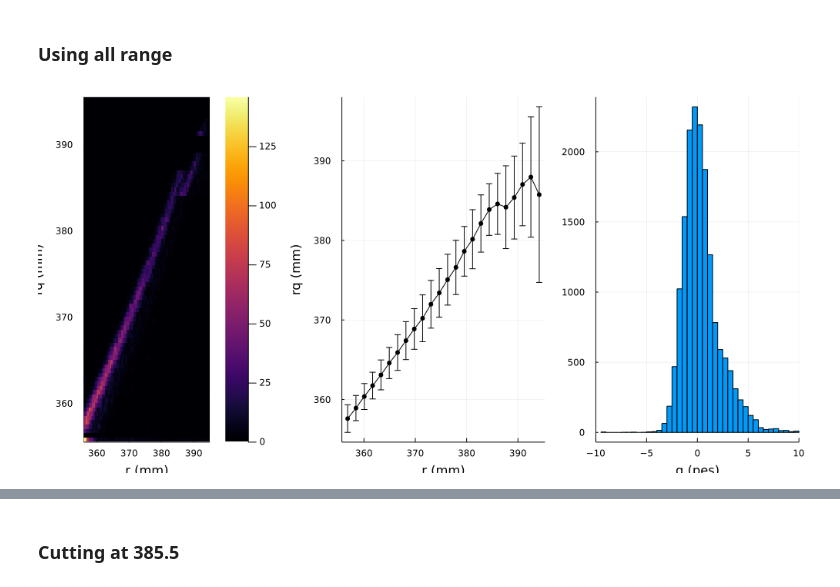
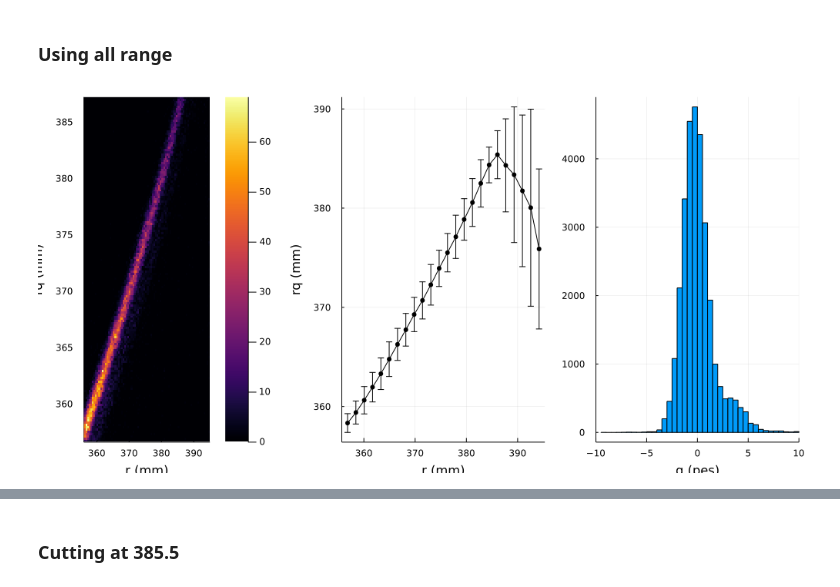
Before and after one commit to jjgomezcadenas/JPetalo, a Jupyter notebook: notebooks/nema_photoe_pde_1.ipynb, the cells around one changed output, grey strips where cells are left out. Cells and saved outputs as stored; diff of their text form; code cells hidden in the pictures.

```diff
--- a/notebooks/nema_photoe_pde_1.ipynb
+++ b/notebooks/nema_photoe_pde_1.ipynb
@@ -110,7 +110,7 @@ Base.CoreLogging.SimpleLogger(IJulia.IJuliaStdio{Base.PipeEndpoint}(IOContext(Ba
 ### Read a summary data frame with photoelectric interactions
 # %%
 drx = datadir("nema3df")
-input = string(drx,"/nemadf_f300_pde_1_sigmatof_1ps_q2_3000_12000_kmeans_phot.csv")
+input = string(drx,"/nemadf_f500_pde_1_sigmatof_1ps_kmeans_phot.csv")
 n3df = DataFrame(CSV.File(input));
 # %%
 println(names(n3df))
@@ -254,23 +189,7 @@ xlabel!("q (pes)")
 # %% [markdown]
 ## Fit function
 # %%
-function crfq(; q0::Float64=5200.0, q1::Float64=9000.0, q2::Float64=10000.0, q3::Float64=120000.0,
-              rmin::Float64=355.5, rmax::Float64=395.4)
-
-    function rfq(q)
-        if q < q0
-            return rmin
-        elseif q > q0 && q < q1
-            return 315.0 + 0.008*q
-        elseif q > q1 && q < q2
-            return 339.0 + 0.005*q
-        elseif q > q2 && q < q3
-            return 381.0 + 0.001*q
-        else
-            return rmax
-        end
-    end
-
-    return rfq
+function rfq(q::Float64)
+    return 315.1 + 0.008 * q
 end
 # %% [output]
@@ -297,16 +210,16 @@ plot(phqr, pp, legend=false, size = (1000, 500), fmt = :png)
 # %% [markdown]
 ### Using all range
 # %%
-xe,ye,hqr,phqr = JPetalo.hist2d(n3df.r1,rfqx.(n3df.q1), 150, "r (mm)", "rq (mm)")
-pqrdf = JPetalo.p1df(n3df.r1, rfqx.(n3df.q1), 25)
+xe,ye,hqr,phqr = JPetalo.hist2d(n3df.r1,rfq.(n3df.q1), 150, "r (mm)", "rq (mm)")
+pqrdf = JPetalo.p1df(n3df.r1, rfq.(n3df.q1), 25)
 pp = plot(pqrdf.x_mean,pqrdf.y_mean, yerror=pqrdf.y_std, shape = :circle, color = :black, legend=false)
 xlabel!("r (mm)")
 ylabel!("rq (mm)")
-hqc = JPetalo.hist1d(n3df.r1 - rfqx.(n3df.q1), 50, -10., 10.)
+hqc = JPetalo.hist1d(n3df.r1 - rfq.(n3df.q1), 50, -10., 10.)
 phqc = plot(hqc, xlim=(-10., 10.), xlabel="q (pes)");
 plot(phqr, pp, phqc, layout = (1, 3), legend=false, size = (1000, 500), fmt = :png)
 # %% [output]
-[figure, old version]
+[figure, new version]
 # %%
 xmu, xstd = JPetalo.mean_std(n3df.r1 - rfqx.(n3df.q1), -4.0, 4.0)
 # %% [output]
```
Also changed, not shown: parts of 100 cells of this notebook, 6 other files.
